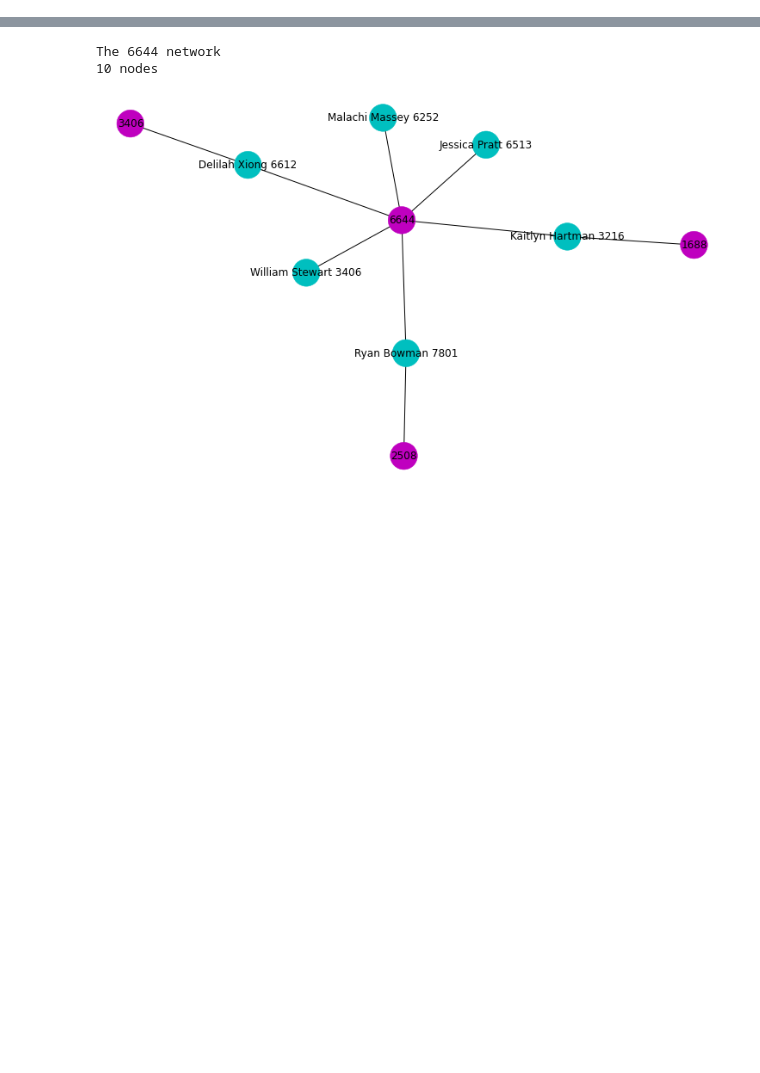
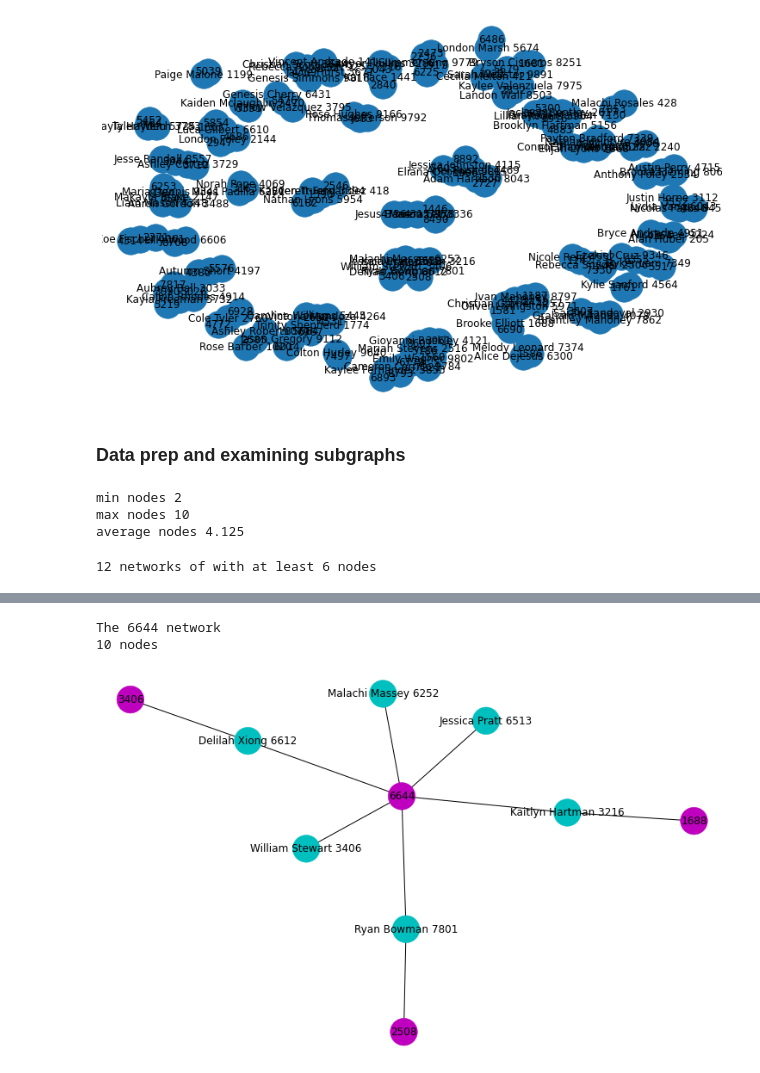
Before and after one commit to w-schw/CU-member-networks, a Jupyter notebook: Member network development.ipynb, the cells around one changed output, grey strips where cells are left out. Drawn from its saved outputs; the diff is of its cells as text; code cells hidden in the pictures; blank space fills up the shorter version.

```diff
--- a/Member network development.ipynb
+++ b/Member network development.ipynb
@@ -33,0 +109,10 @@ left join individual_today c on a.individual_id = c.individual_id
+# %%
+# Show all participants
+pos = nx.spring_layout(G)
+nx.draw(G, pos=pos,   node_size=1000)
+nx.draw_networkx_labels(G, pos=pos )
+plt.show()
+# %% [output]
+[figure, added]
+# %% [markdown]
+### Data prep and examining subgraphs
@@ -33,0 +122,28 @@ left join individual_today c on a.individual_id = c.individual_id
+# %%
+# node count summary statisitcs of subgraphs
+node_count = []
+for sub in S:
+    count = len(nx.nodes(sub))
+    node_count.append(count)
+
+print(f'min nodes {min(node_count)}')
+print(f'max nodes {max(node_count)}')
+print(f'average nodes {sum(node_count)/len(node_count)}')
+# %% [output]
+min nodes 2
+max nodes 10
+average nodes 4.125
+# %%
+# filter for subgraphs with n nodes
+
+n =6
+multi=[]
+for sub in S:
+    nodes = nx.nodes(sub)
+    node_count = len(nodes)
+    if node_count>=n:
+        multi.append(sub)
+
+print(f'{len(multi)} networks of with at least {n} nodes')
+# %% [output]
+12 networks of with at least 6 nodes
```
Also changed, not shown: parts of 22 cells of this notebook.
